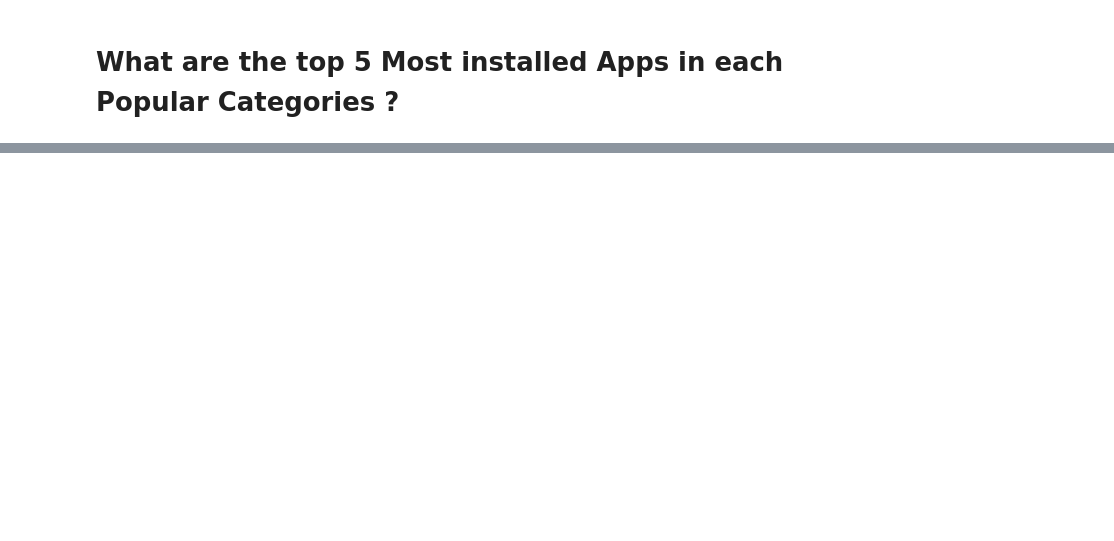
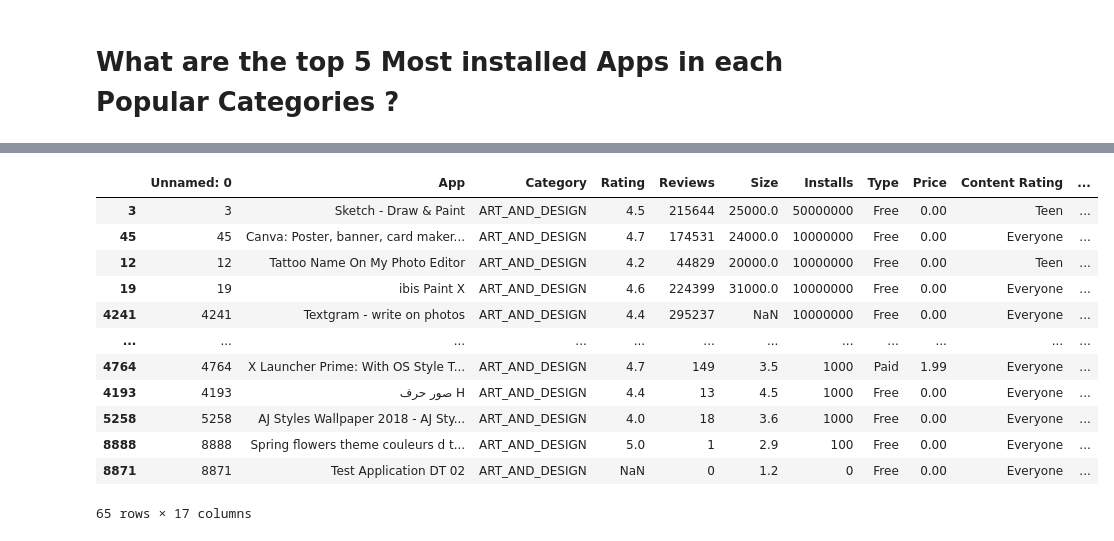
Before and after one commit to Codegemini1/702, a Jupyter notebook: EDA_5.ipynb, the cells around one changed output, grey strips where cells are left out. Cells and saved outputs as stored; diff of their text form; code cells hidden in the pictures; blank space fills up the shorter version.

```diff
--- a/EDA_5.ipynb
+++ b/EDA_5.ipynb
@@ -121,0 +150,18 @@ Name: Installs, Length: 9744, dtype: int64
+# %%
+Art_Design  = df[df['Category'] == 'ART_AND_DESIGN']
+# %%
+Art_Design.sort_values('Installs', ascending=False)
+# %% [output]
+|  | Unnamed: 0 | App | Category | Rating | Reviews | Size | Installs | Type | Price | Content Rating | ... |
+| 3 | 3 | Sketch - Draw & Paint | ART_AND_DESIGN | 4.5 | 215644 | 25000.0 | 50000000 | Free | 0.00 | Teen | ... |
+| 45 | 45 | Canva: Poster, banner, card maker... | ART_AND_DESIGN | 4.7 | 174531 | 24000.0 | 10000000 | Free | 0.00 | Everyone | ... |
+| 12 | 12 | Tattoo Name On My Photo Editor | ART_AND_DESIGN | 4.2 | 44829 | 20000.0 | 10000000 | Free | 0.00 | Teen | ... |
+| 19 | 19 | ibis Paint X | ART_AND_DESIGN | 4.6 | 224399 | 31000.0 | 10000000 | Free | 0.00 | Everyone | ... |
+| 4241 | 4241 | Textgram - write on photos | ART_AND_DESIGN | 4.4 | 295237 | NaN | 10000000 | Free | 0.00 | Everyone | ... |
+| ... | ... | ... | ... | ... | ... | ... | ... | ... | ... | ... | ... |
+| 4764 | 4764 | X Launcher Prime: With OS Style T... | ART_AND_DESIGN | 4.7 | 149 | 3.5 | 1000 | Paid | 1.99 | Everyone | ... |
+| 4193 | 4193 | صور حرف H | ART_AND_DESIGN | 4.4 | 13 | 4.5 | 1000 | Free | 0.00 | Everyone | ... |
+| 5258 | 5258 | AJ Styles Wallpaper 2018 - AJ Sty... | ART_AND_DESIGN | 4.0 | 18 | 3.6 | 1000 | Free | 0.00 | Everyone | ... |
+| 8888 | 8888 | Spring flowers theme couleurs d t... | ART_AND_DESIGN | 5.0 | 1 | 2.9 | 100 | Free | 0.00 | Everyone | ... |
+| 8871 | 8871 | Test Application DT 02 | ART_AND_DESIGN | NaN | 0 | 1.2 | 0 | Free | 0.00 | Everyone | ... |
+65 rows × 17 columns
```
Also changed, not shown: parts of 25 cells of this notebook.
